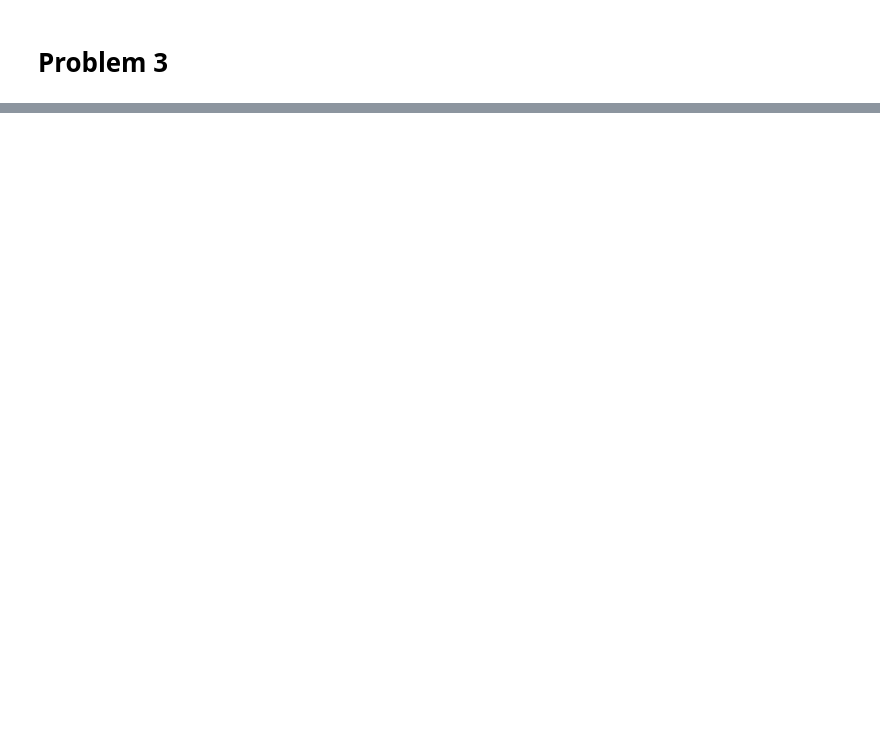
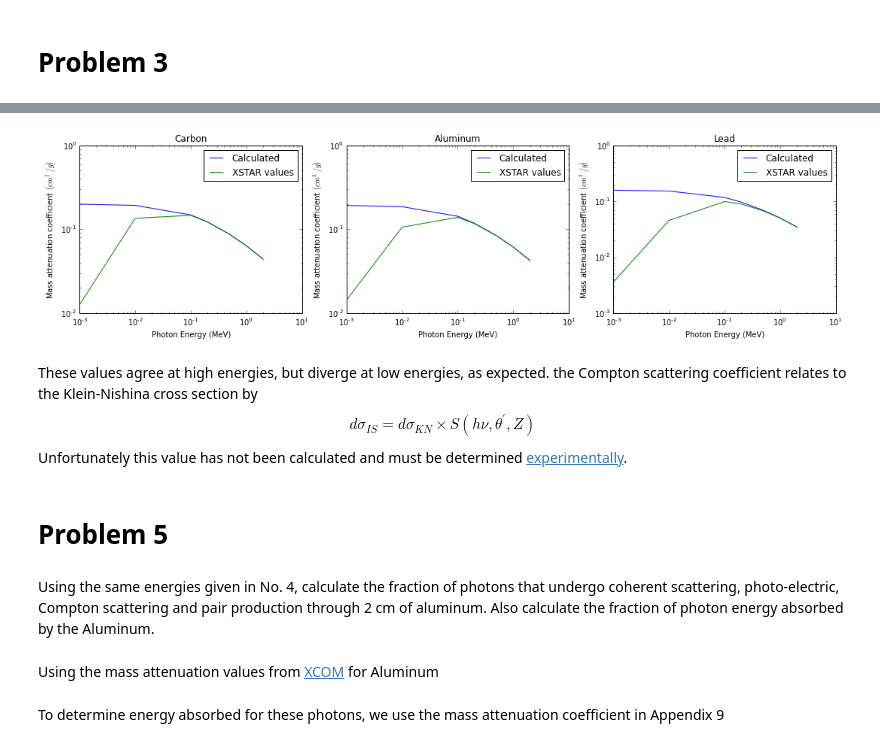
Before and after one commit to piovere/nucnotes, a Jupyter notebook: ne551/exams/NE551 Midterm #1.ipynb, the cells around one changed output, grey strips where cells are left out. Saved outputs shown, nothing was run; the diff lists cells and outputs as text; code cells hidden in the pictures; blank space fills up the shorter version.

```diff
--- a/ne551/exams/NE551 Midterm #1.ipynb
+++ b/ne551/exams/NE551 Midterm #1.ipynb
@@ -216,0 +402,10 @@ def electron_stopping_power(T):
+# %%
+results = pd.DataFrame(
+    {
+        "Carbon": mass_attenuation(E, materials['Carbon, 6']),
+        "Aluminum": mass_attenuation(E, materials['Aluminum, 13']),
+        "Lead": mass_attenuation(E, materials['Lead, 82'])
+    },
+    index=E
+)
+results
@@ -216,0 +421,44 @@ def electron_stopping_power(T):
+# %%
+plt.figure(figsize=(18, 4))
+
+plt.subplot(131)
+plt.plot(E, results["Carbon"], label="Calculated")
+plt.plot(E, xstar_carbon, label="XSTAR values")
+plt.yscale('log')
+plt.xscale('log')
+plt.xlabel("Photon Energy (MeV)")
+plt.ylabel(r'Mass attenuation coefficient $\left(cm^2/g\right)$')
+plt.legend(loc='upper right')
+plt.title("Carbon")
+
+plt.subplot(132)
+plt.plot(E, results["Aluminum"], label="Calculated")
+plt.plot(E, xstar_aluminum, label="XSTAR values")
+plt.yscale('log')
+plt.xscale('log')
+plt.xlabel("Photon Energy (MeV)")
+plt.ylabel(r'Mass attenuation coefficient $\left(cm^2/g\right)$')
+plt.legend(loc='upper right')
+plt.title("Aluminum")
+
+plt.subplot(133)
+plt.plot(E, results["Lead"], label="Calculated")
+plt.plot(E, xstar_lead, label="XSTAR values")
+plt.yscale('log')
+plt.xscale('log')
+plt.xlabel("Photon Energy (MeV)")
+plt.ylabel(r'Mass attenuation coefficient $\left(cm^2/g\right)$')
+plt.legend(loc='upper right')
+plt.title("Lead")
+
+plt.show()
+# %% [output]
+[figure, added]
+# %% [markdown]
+These values agree at high energies, but diverge at low energies, as expected. the Compton scattering coefficient relates to the Klein-Nishina cross section by $$d \sigma_{IS} = d \sigma_{KN} \times S(h \nu, \theta^\prime, Z) $$ Unfortunately this value has not been calculated and must be determined [experimentally](http://www.sciencedirect.com/science/article/pii/S0969806X97000492).
+# %% [markdown]
+# Problem 5 #
+# %% [markdown]
+Using the same energies given in No. 4, calculate the fraction of photons that undergo coherent scattering, photo-electric, Compton scattering and pair production through 2 cm of aluminum. Also calculate the fraction of photon energy absorbed by the Aluminum.
+# %% [markdown]
+Using the mass attenuation values from [XCOM](http://physics.nist.gov/cgi-bin/Xcom/xcom3_1) for Aluminum
@@ -216,0 +471,2 @@ def electron_stopping_power(T):
+# %% [markdown]
+To determine energy absorbed for these photons, we use the mass attenuation coefficient in Appendix 9
```
Also changed, not shown: parts of 60 cells of this notebook, 1 other file.
